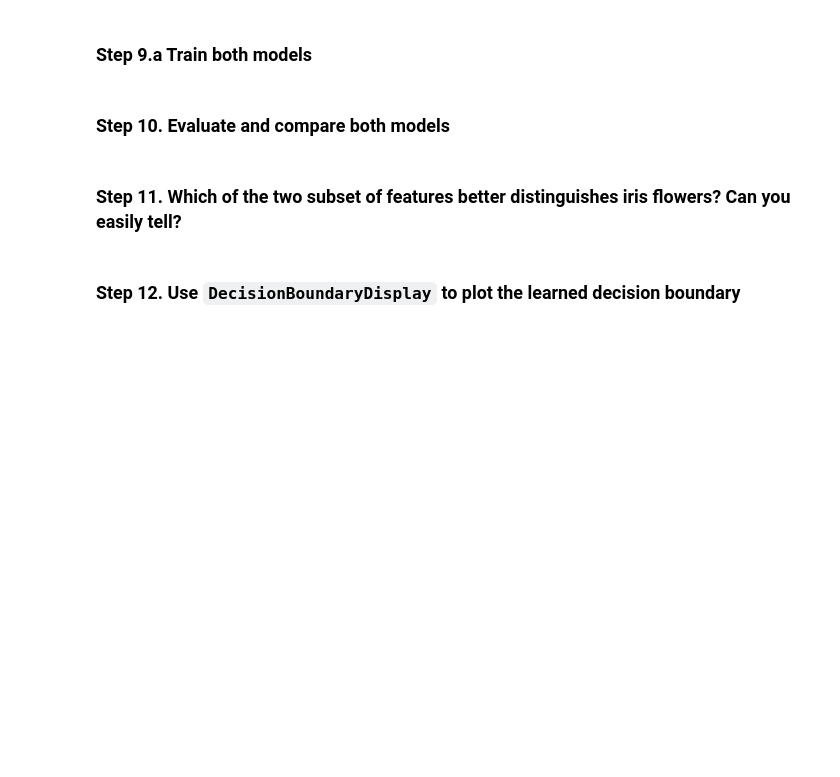
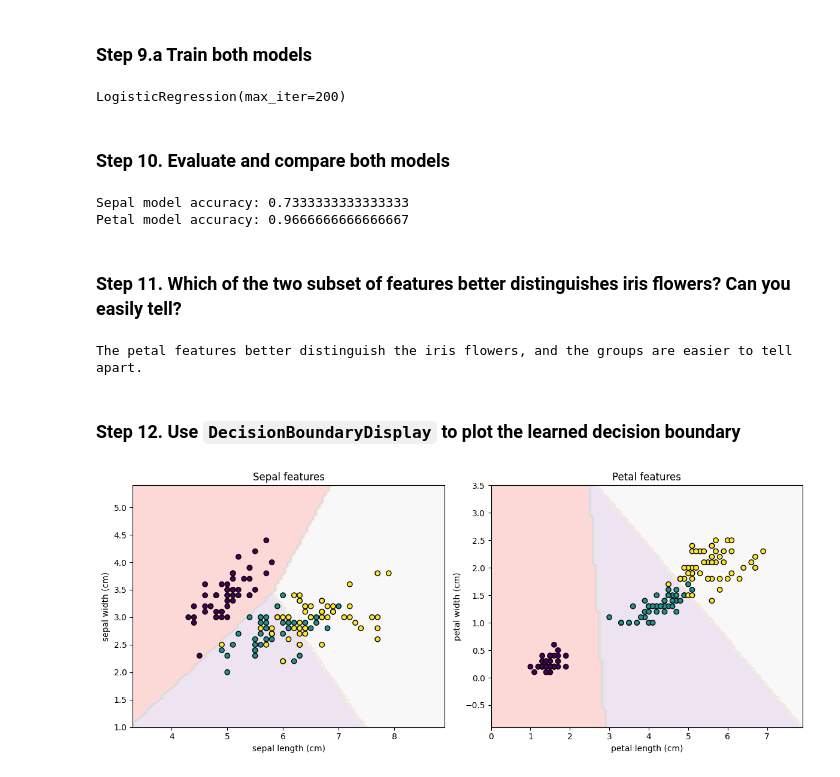
Before and after one commit to hanoufalmogri/python, a Jupyter notebook: student/exercises/week 3 exercises/Exer3.ipynb, the cells around one changed output. Cells and saved outputs as stored; diff of their text form; code cells hidden in the pictures; blank space fills up the shorter version.

```diff
--- a/student/exercises/week 3 exercises/Exer3.ipynb
+++ b/student/exercises/week 3 exercises/Exer3.ipynb
@@ -38,2 +103,5 @@ Let's do both subsets now..
 # %% [markdown]
 ### Step 6.b subset the features `petal length (cm)` & `petal width (cm)`
+# %%
+X_petal = X[["petal length (cm)", "petal width (cm)"]]
+X_petal.head()
@@ -40,12 +115,72 @@ Let's do both subsets now..
 # %% [markdown]
 ### Step 7. Initialize 2 `LogisticRegression` models
+# %%
+from sklearn.linear_model import LogisticRegression
+
+model_sepal = LogisticRegression(max_iter=200)
+model_petal = LogisticRegression(max_iter=200)
 # %% [markdown]
 ### Step 8. Split the dataset into train and test sets (remember to stratify by the target to account for class imbalance)
+# %%
+from sklearn.model_selection import train_test_split
+
+train_idx, test_idx = train_test_split(
+    X.index, test_size=0.2, random_state=42, stratify=y
+)
+
+X_sepal_train = X_sepal.loc[train_idx]
+X_sepal_test = X_sepal.loc[test_idx]
+X_petal_train = X_petal.loc[train_idx]
+X_petal_test = X_petal.loc[test_idx]
+y_train = y.loc[train_idx]
+y_test = y.loc[test_idx]
 # %% [markdown]
 ### Step 9.a Train both models
+# %%
+model_sepal.fit(X_sepal_train, y_train)
+model_petal.fit(X_petal_train, y_train)
+# %% [output]
+LogisticRegression(max_iter=200)
 # %% [markdown]
 ### Step 10. Evaluate and compare both models
+# %%
+sepal_score = model_sepal.score(X_sepal_test, y_test)
+petal_score = model_petal.score(X_petal_test, y_test)
+
+print("Sepal model accuracy:", sepal_score)
+print("Petal model accuracy:", petal_score)
+# %% [output]
+Sepal model accuracy: 0.7333333333333333
+Petal model accuracy: 0.9666666666666667
 # %% [markdown]
 ### Step 11. Which of the two subset of features better distinguishes iris flowers? Can you easily tell?
+# %%
+if petal_score > sepal_score:
+    print("The petal features better distinguish the iris flowers, and the groups are easier to tell apart.")
+else:
+    print("The sepal features better distinguish the iris flowers.")
+# %% [output]
+The petal features better distinguish the iris flowers, and the groups are easier to tell apart.
 # %% [markdown]
 ### Step 12. Use `DecisionBoundaryDisplay` to plot the learned decision boundary
+# %%
+from sklearn.inspection import DecisionBoundaryDisplay
+
+fig, axes = plt.subplots(1, 2, figsize=(12, 5))
+
+DecisionBoundaryDisplay.from_estimator(
+    model_sepal, X_sepal, response_method="predict", cmap="Pastel1", alpha=0.5, ax=axes[0]
+)
+axes[0].scatter(X_sepal.iloc[:, 0], X_sepal.iloc[:, 1], c=y, edgecolor="k")
+axes[0].set_title("Sepal features")
+
+DecisionBoundaryDisplay.from_estimator(
+    model_petal, X_petal, response_method="predict", cmap="Pastel1", alpha=0.5, ax=axes[1]
+)
+axes[1].scatter(X_petal.iloc[:, 0], X_petal.iloc[:, 1], c=y, edgecolor="k")
+axes[1].set_title("Petal features")
+
+plt.tight_layout()
+plt.show()
+# %% [output]
+[figure, added]
```
Also changed, not shown: parts of 8 cells of this notebook, 1 other file.
